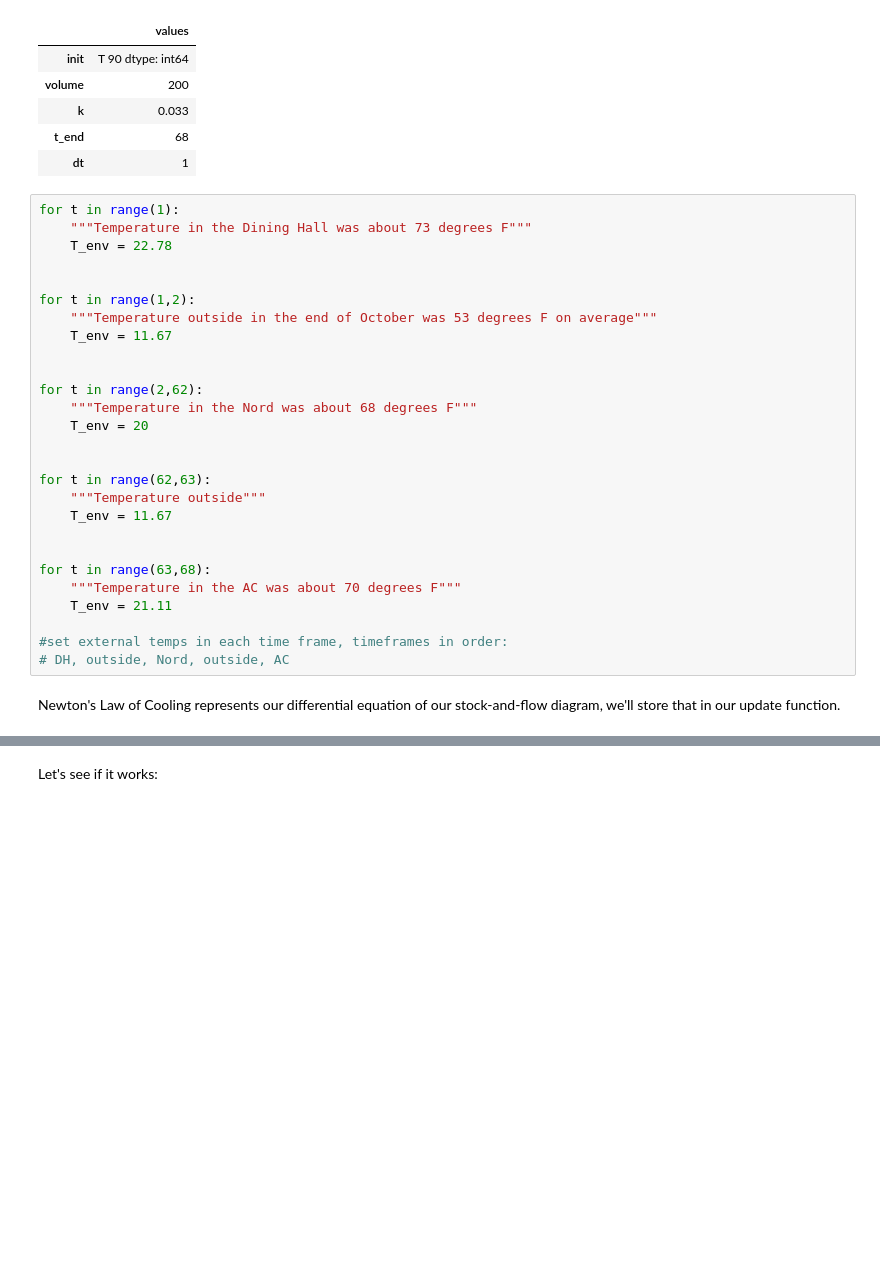
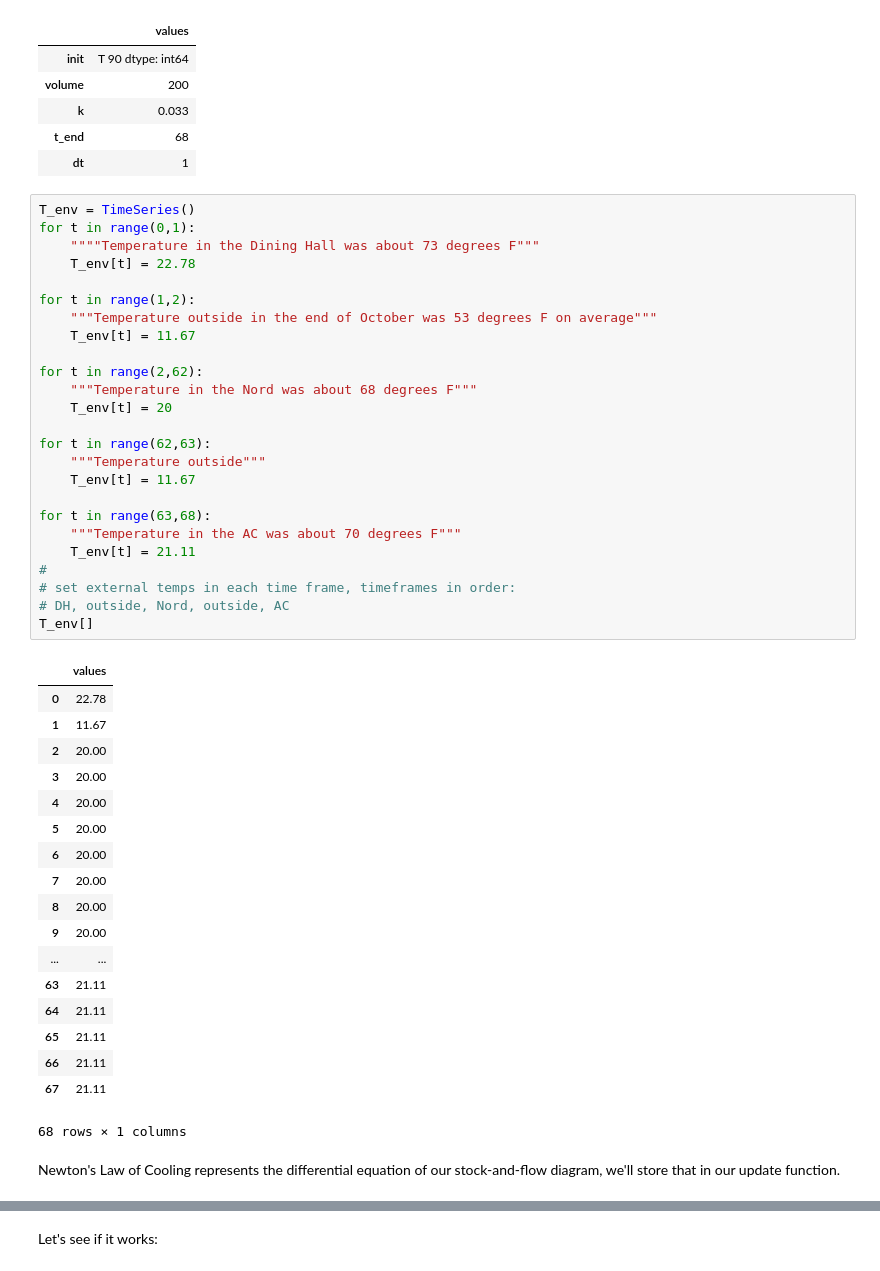
Before and after one commit to fung18870/ModSimPy, a Jupyter notebook: code/Coffee+Third+Pass.ipynb, the cells around one changed output, grey strips where cells are left out. Drawn from its saved outputs; the diff is of its cells as text; blank space fills up the shorter version.

```diff
--- a/code/Coffee+Third+Pass.ipynb
+++ b/code/Coffee+Third+Pass.ipynb
@@ -44,34 +44,51 @@ coffee = System(init=init,
 | t_end | 68 |
 | dt | 1 |
 # %%
-for t in range(1):
-    """Temperature in the Dining Hall was about 73 degrees F"""
-    T_env = 22.78
-
+T_env = TimeSeries()
+for t in range(0,1):
+    """"Temperature in the Dining Hall was about 73 degrees F"""
+    T_env[t] = 22.78
 
 for t in range(1,2):
     """Temperature outside in the end of October was 53 degrees F on average"""
-    T_env = 11.67
-
+    T_env[t] = 11.67
 
 for t in range(2,62):
     """Temperature in the Nord was about 68 degrees F"""
-    T_env = 20
-
+    T_env[t] = 20
 
 for t in range(62,63):
     """Temperature outside"""
-    T_env = 11.67
-
+    T_env[t] = 11.67
 
 for t in range(63,68):
     """Temperature in the AC was about 70 degrees F"""
-    T_env = 21.11
-
-#set external temps in each time frame, timeframes in order:
+    T_env[t] = 21.11
+#
+# set external temps in each time frame, timeframes in order:
 # DH, outside, Nord, outside, AC
+T_env[]
+# %% [output]
+|  | values |
+| 0 | 22.78 |
+| 1 | 11.67 |
+| 2 | 20.00 |
+| 3 | 20.00 |
+| 4 | 20.00 |
+| 5 | 20.00 |
+| 6 | 20.00 |
+| 7 | 20.00 |
+| 8 | 20.00 |
+| 9 | 20.00 |
+| ... | ... |
+| 63 | 21.11 |
+| 64 | 21.11 |
+| 65 | 21.11 |
+| 66 | 21.11 |
+| 67 | 21.11 |
+68 rows × 1 columns
 # %% [markdown]
-Newton's Law of Cooling represents our differential equation of our stock-and-flow diagram, we'll store that in our update function.
+Newton's Law of Cooling represents the differential equation of our stock-and-flow diagram, we'll store that in our update function.
 # %%
 def update_func(state, t, system):
     """Update the thermal transfer model.
```
Also changed, not shown: parts of 20 cells of this notebook, 19 other files.
